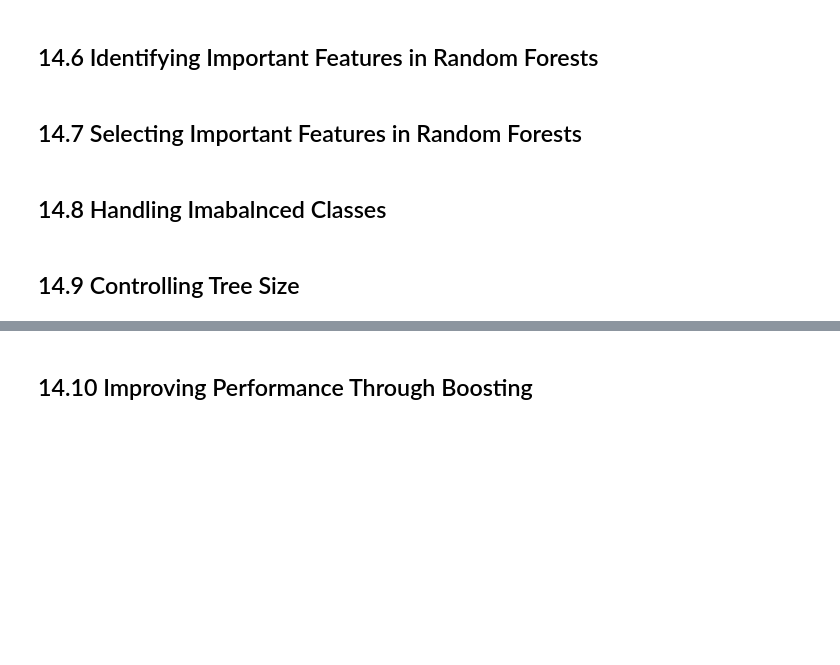
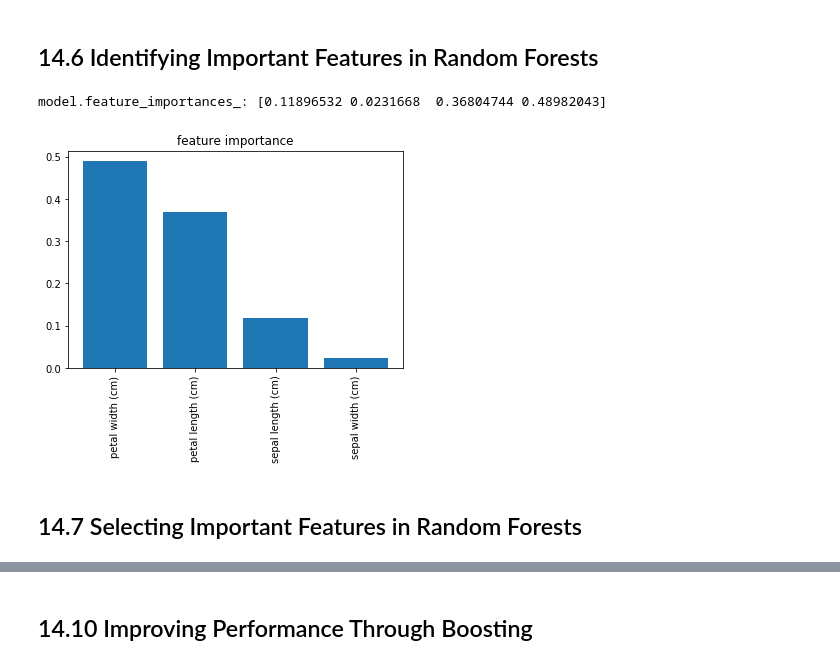
Before and after one commit to DustinAlandzes/machine-learning-with-python-cookbook-notes, a Jupyter notebook: Chapter 14 - Trees and Forests.ipynb, the cells around one changed output, grey strips where cells are left out. Saved outputs shown, nothing was run; the diff lists cells and outputs as text; code cells hidden in the pictures; blank space fills up the shorter version.

```diff
--- a/Chapter 14 - Trees and Forests.ipynb
+++ b/Chapter 14 - Trees and Forests.ipynb
@@ -83,10 +130,41 @@ model_mae = decisiontree_mae.fit(features, target)
 # %% [markdown]
 ## 14.5 Training a Random Forest Regressor
+# %%
+from sklearn.ensemble import RandomForestRegressor
+from sklearn import datasets
+
+boston = datasets.load_boston()
+features = boston.data[:, 0:2]
+target = boston.target
+
+randomforest = RandomForestRegressor(random_state=0, n_jobs=-1)
+model = randomforest.fit(features, target)
 # %% [markdown]
 ## 14.6 Identifying Important Features in Random Forests
+# %%
+import numpy as np
+import matplotlib.pyplot as plt
+from sklearn.ensemble import RandomForestClassifier
+from sklearn import datasets
+
+iris = datasets.load_iris()
+features = iris.data
+target = iris.target
+
+randomforest = RandomForestClassifier(random_state=0)
+model = randomforest.fit(features, target)
+
+importances = model.feature_importances_
+print("model.feature_importances_: {}".format(importances))
+indices = np.argsort(importances)[::-1]
+names = [iris.feature_names[i] for i in indices]
+plt.figure()
+plt.title("feature importance")
+plt.bar(range(features.shape[1]), importances[indices])
+plt.xticks(range(features.shape[1]), names, rotation=90)
+plt.show()
+# %% [output]
+model.feature_importances_: [0.11896532 0.0231668  0.36804744 0.48982043]
+[figure, added]
 # %% [markdown]
 ## 14.7 Selecting Important Features in Random Forests
-# %% [markdown]
-## 14.8 Handling Imabalnced Classes
-# %% [markdown]
-## 14.9 Controlling Tree Size
```
Also changed, not shown: parts of 14 cells of this notebook, 1 other file.
